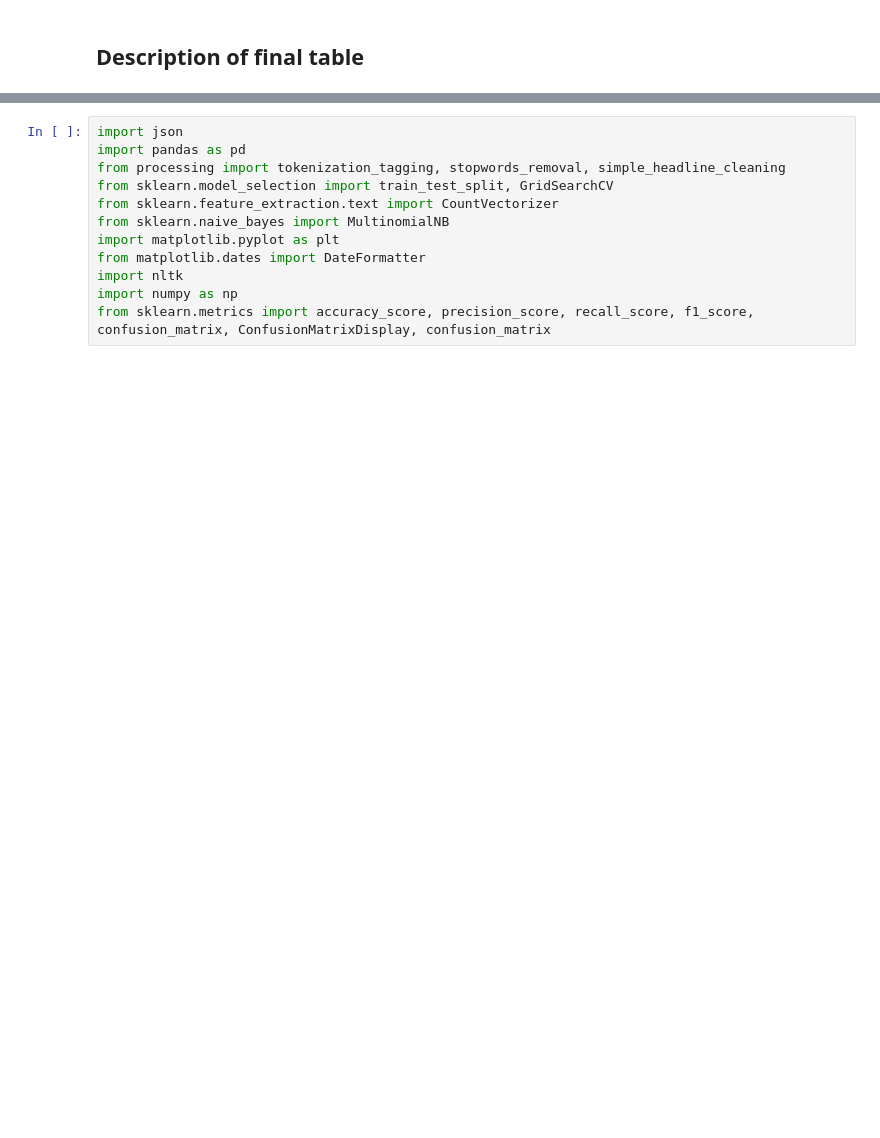
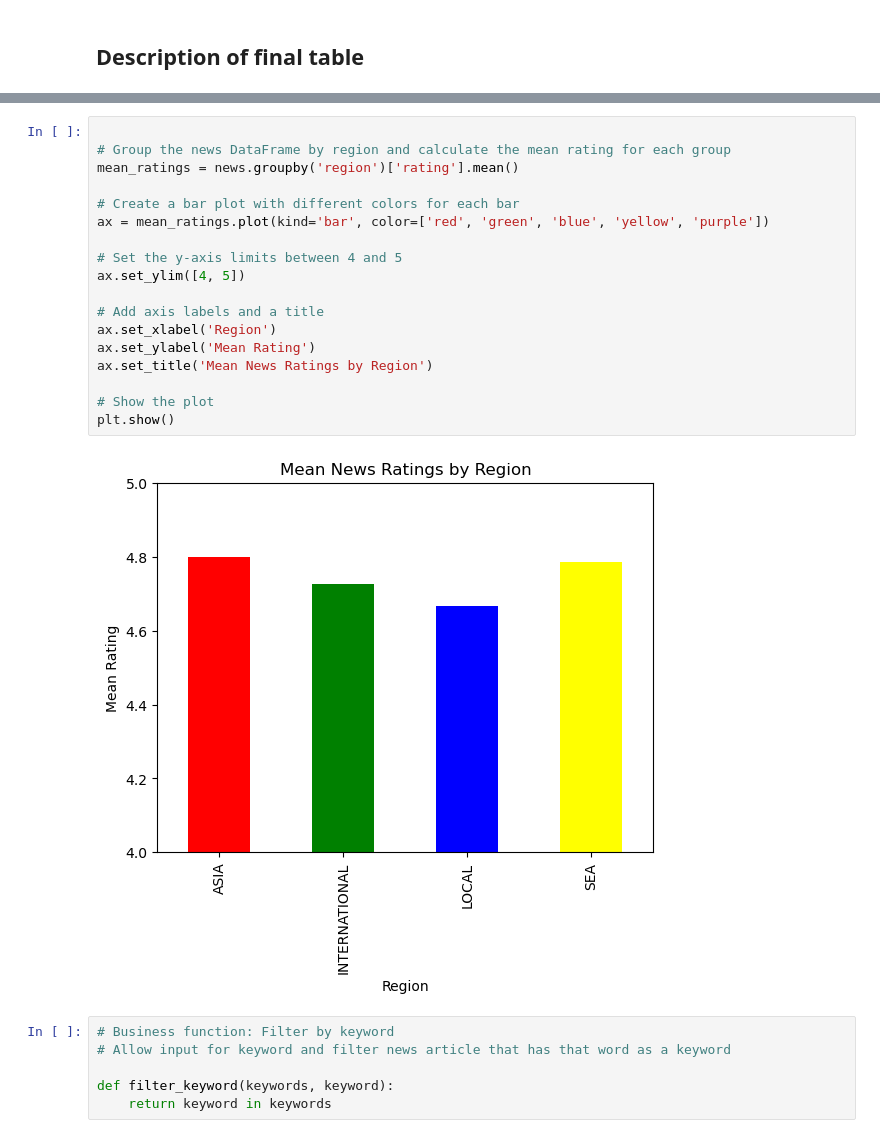
Before and after one commit to TohDeKai/IS3107_25, a Jupyter notebook: data_processing/training.ipynb, the cells around one changed output, grey strips where cells are left out. Drawn from its saved outputs; the diff is of its cells as text; blank space fills up the shorter version.

```diff
--- a/data_processing/training.ipynb
+++ b/data_processing/training.ipynb
@@ -229,12 +275,26 @@ news.groupby('source')['rating'].mean().plot(kind='bar',color=['red','green','bl
-# %%
-import json
-import pandas as pd
-from processing import tokenization_tagging, stopwords_removal, simple_headline_cleaning
-from sklearn.model_selection import train_test_split, GridSearchCV
-from sklearn.feature_extraction.text import CountVectorizer
-from sklearn.naive_bayes import MultinomialNB
-import matplotlib.pyplot as plt
-from matplotlib.dates import DateFormatter
-import nltk
-import numpy as np
-from sklearn.metrics import accuracy_score, precision_score, recall_score, f1_score, confusion_matrix, ConfusionMatrixDisplay, confusion_matrix
+# %%
+
+# Group the news DataFrame by region and calculate the mean rating for each group
+mean_ratings = news.groupby('region')['rating'].mean()
+
+# Create a bar plot with different colors for each bar
+ax = mean_ratings.plot(kind='bar', color=['red', 'green', 'blue', 'yellow', 'purple'])
+
+# Set the y-axis limits between 4 and 5
+ax.set_ylim([4, 5])
+
+# Add axis labels and a title
+ax.set_xlabel('Region')
+ax.set_ylabel('Mean Rating')
+ax.set_title('Mean News Ratings by Region')
+
+# Show the plot
+plt.show()
+# %% [output]
+[figure, added]
+# %%
+# Business function: Filter by keyword
+# Allow input for keyword and filter news article that has that word as a keyword
+
+def filter_keyword(keywords, keyword):
+    return keyword in keywords
```
Also changed, not shown: parts of 17 cells of this notebook.
